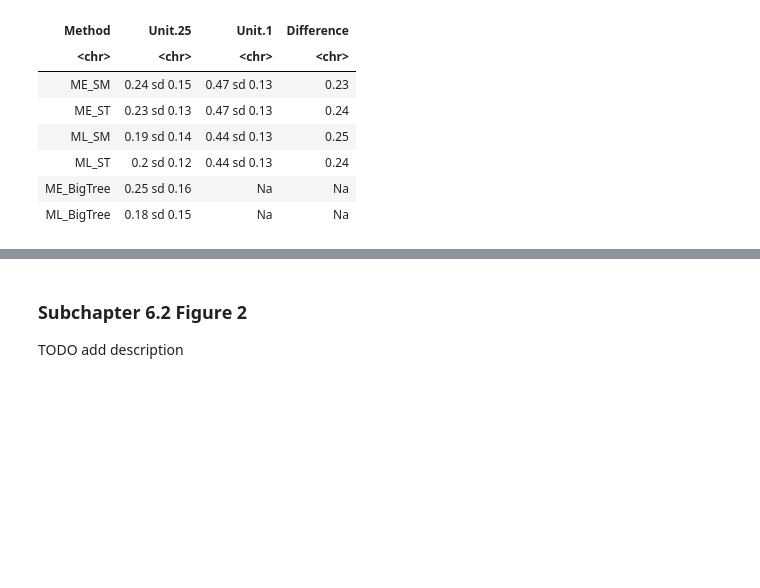
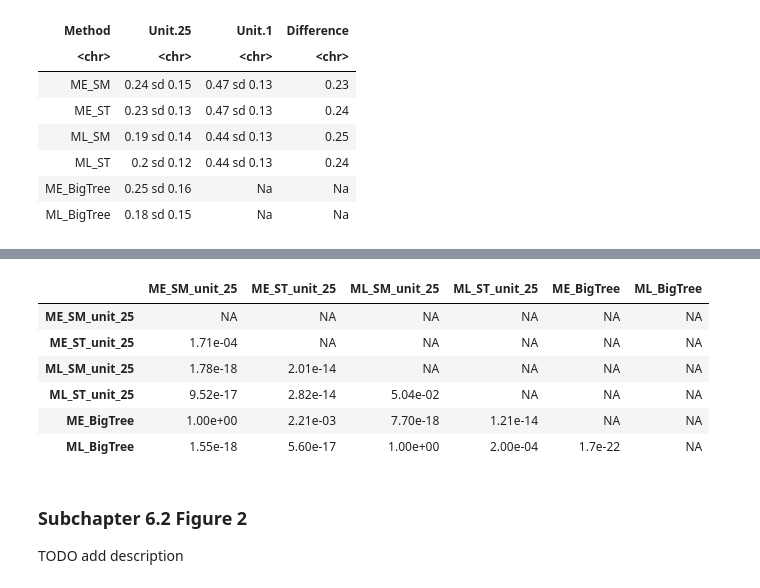
Before and after one commit to alessiovignoli/paralogs-nf, a Jupyter notebook: analysis/simulated_data.ipynb, the cells around one changed output, grey strips where cells are left out. Cells and saved outputs as stored; diff of their text form; code cells hidden in the pictures; blank space fills up the shorter version.

Commit message:
supplementary table with p-values for table1 rf diffrences

```diff
--- a/analysis/simulated_data.ipynb
+++ b/analysis/simulated_data.ipynb
@@ -513,0 +498,80 @@ A data.frame: 6 × 4
+# %%
+#
+# p-vale significanc e of diffrence of values in table1 for unit25
+#
+
+# read the table compiled in chapter 4. So this cell does not depend on that one to run, it just needs the table file.
+df_new = read.table("tables/avg_RF_between_ref_supermatrix_and_supertree.tsv", header=T)
+
+# retain only unit25 related columns. aka all methods unit25 columns
+unit25_rf = df_new[, grepl("unit_25", names(df_new))]
+
+# read the table compiled in chapter 5. So this cell does not depend on that one to run, it just needs the table file.
+df_bigtree_ME = read.table("tables/paralog_ME_vs_true_tree.tsv", header=F)
+df_bigtree_ML = read.table("tables/paralog_ML_vs_true_tree.tsv", header=F)
+
+# add them to the unit25 table. this will be the table containning all necessary values to do the statistichal significance test
+unit25_rf$ME_BigTree = round(df_bigtree_ME$V1, digits=3)
+unit25_rf$ML_BigTree = round(df_bigtree_ML$V1, digits=3)
+
+# Initialize a data frame to store results
+unit_25_results = data.frame(Method1 = character(),
+                      Method2 = character(),
+                      Mean1 = numeric(),
+                      Mean2 = numeric(),
+                      Diff = numeric(),
+                      P_Value = numeric(),
+                      stringsAsFactors = FALSE)
+
+# Perform pairwise Wilcoxon Signed-Rank Test for each combination of columns
+method_names = colnames(unit25_rf)
+for (i in 1:(ncol(unit25_rf) - 1)) {
+  for (j in (i + 1):ncol(unit25_rf)) {
+    method1 = method_names[i]
+    method2 = method_names[j]
+    mean1   = mean(unit25_rf[[method1]])
+    mean2   = mean(unit25_rf[[method2]])
+    diff    = abs(mean1 - mean2)                       # compute the absolute value of the difference
+
+    # Perform Wilcoxon Signed-Rank Test
+    wilcox_test = wilcox.test(unit25_rf[[method1]], unit25_rf[[method2]], paired = TRUE)
+    p_value     = wilcox_test$p.value
+
+    # Append results to the data frame
+    unit_25_results = rbind(unit_25_results, data.frame(
+        Method1 = method1,
+        Method2 = method2,
+        Mean1   = mean1,
+        Mean2   = mean2,
+        Diff    = diff,
+        P_Value = p_value
+    ))
+  }
+}
+
+# Adjust p-values for multiple comparisons (e.g., Bonferroni correction)
+unit_25_results$Adjusted_P_Value <- p.adjust(unit_25_results$P_Value, method = "bonferroni")
+
+# Round all numeric columns to 3 significant digits
+unit_25_results = unit_25_results %>%
+  mutate(across(where(is.numeric), ~ signif(.x, 3)))
+
+# Initialize a triangular matrix
+method_names = colnames(unit25_rf)
+n_methods    = length(method_names)
+p_value_matrix = matrix(NA, nrow = n_methods, ncol = n_methods,
+                         dimnames = list(method_names, method_names))
+
+# Fill the matrix with adjusted p-values
+for (row in 1:nrow(unit_25_results)) {
+  method1     = unit_25_results$Method1[row]
+  method2     = unit_25_results$Method2[row]
+  adj_p_value = unit_25_results$Adjusted_P_Value[row]
+
+  # Assign the p-value to the appropriate position in the matrix
+  p_value_matrix[method2, method1] = adj_p_value
+}
+
+p_value_matrix
+write.table(p_value_matrix, file="tables/Table1_supplementary_p_value_matrix_of_avg_RF.tsv", quote=FALSE, sep="\t", row.names=TRUE)
+# %% [output]
@@ -514,3 +579,10 @@ A data.frame: 6 × 4
+|  | ME_SM_unit_25 | ME_ST_unit_25 | ML_SM_unit_25 | ML_ST_unit_25 | ME_BigTree | ML_BigTree |
+| ME_SM_unit_25 | NA | NA | NA | NA | NA | NA |
+| ME_ST_unit_25 | 1.71e-04 | NA | NA | NA | NA | NA |
+| ML_SM_unit_25 | 1.78e-18 | 2.01e-14 | NA | NA | NA | NA |
+| ML_ST_unit_25 | 9.52e-17 | 2.82e-14 | 5.04e-02 | NA | NA | NA |
+| ME_BigTree | 1.00e+00 | 2.21e-03 | 7.70e-18 | 1.21e-14 | NA | NA |
+| ML_BigTree | 1.55e-18 | 5.60e-17 | 1.00e+00 | 2.00e-04 | 1.7e-22 | NA |
 # %% [markdown]
 <a id="subchapter-6_2-Figure-2"></a>
 
```
Also changed, not shown: parts of 3 cells of this notebook, 1 other file.
